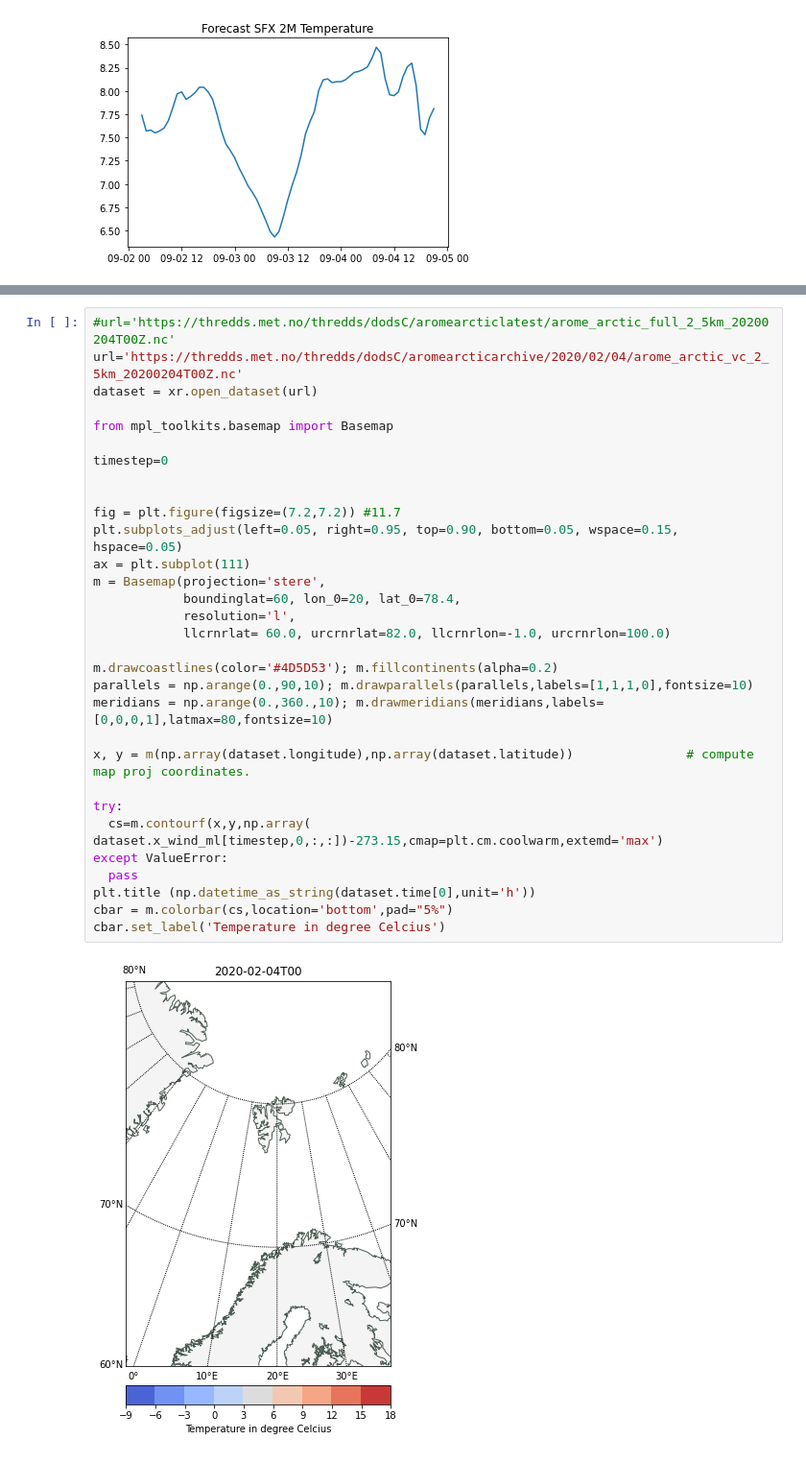
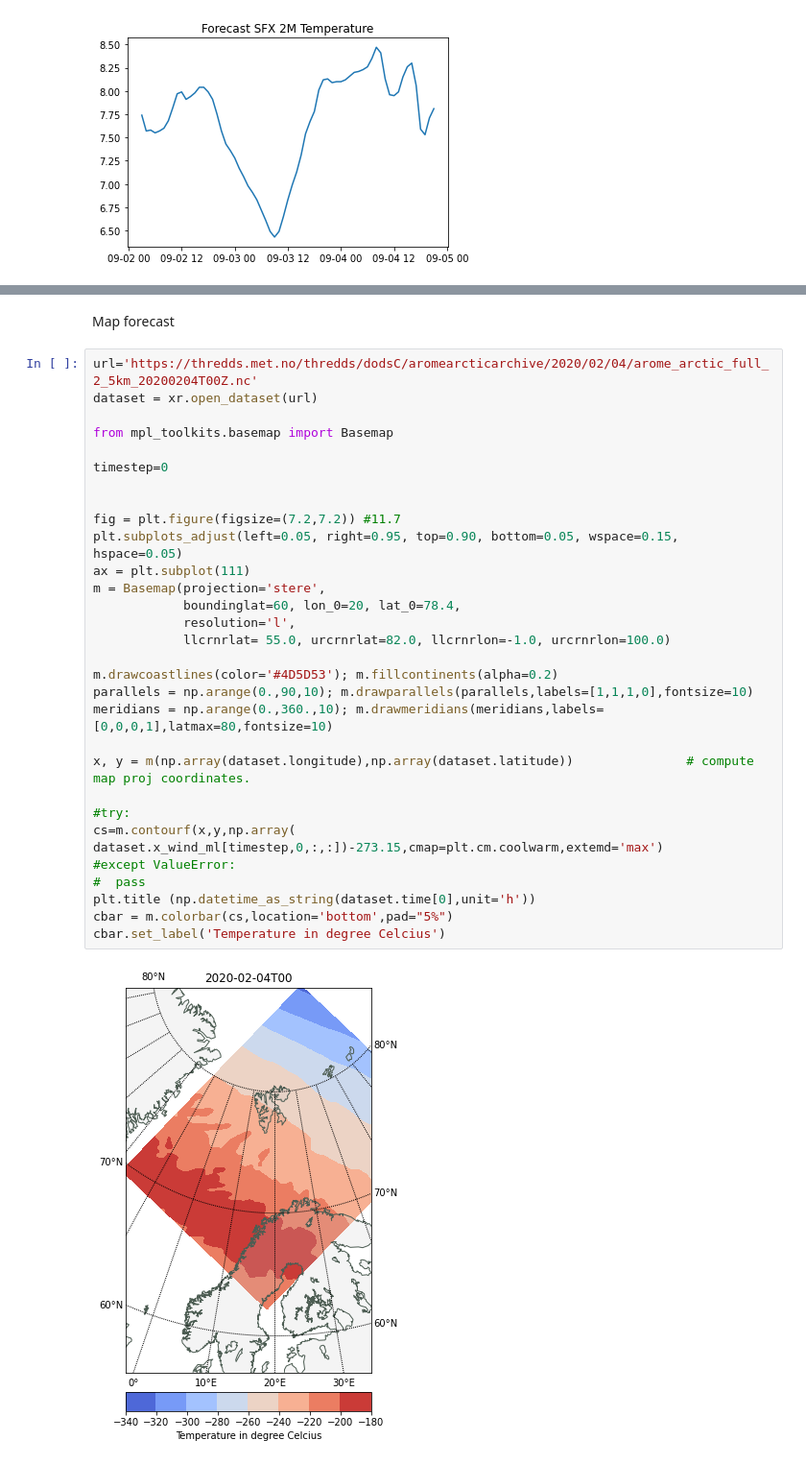
Before and after one commit to eirikngard/GEO4902, a Jupyter notebook: Access_forecast.ipynb, the cells around one changed output, grey strips where cells are left out. Shown at 96% size. Saved outputs shown, nothing was run; the diff lists cells and outputs as text.

```diff
--- a/Access_forecast.ipynb
+++ b/Access_forecast.ipynb
@@ -144,33 +154,34 @@ plt.show()
+# %% [markdown]
+Map forecast
 # %%
-#url='https://thredds.met.no/thredds/dodsC/aromearcticlatest/arome_arctic_full_2_5km_20200204T00Z.nc'
-url='https://thredds.met.no/thredds/dodsC/aromearcticarchive/2020/02/04/arome_arctic_vc_2_5km_20200204T00Z.nc'
+url='https://thredds.met.no/thredds/dodsC/aromearcticarchive/2020/02/04/arome_arctic_full_2_5km_20200204T00Z.nc'
 dataset = xr.open_dataset(url)
 
 from mpl_toolkits.basemap import Basemap
 
 timestep=0
 
 
 fig = plt.figure(figsize=(7.2,7.2)) #11.7
 plt.subplots_adjust(left=0.05, right=0.95, top=0.90, bottom=0.05, wspace=0.15, hspace=0.05)
 ax = plt.subplot(111)
 m = Basemap(projection='stere',
             boundinglat=60, lon_0=20, lat_0=78.4,
             resolution='l',
-            llcrnrlat= 60.0, urcrnrlat=82.0, llcrnrlon=-1.0, urcrnrlon=100.0)
+            llcrnrlat= 55.0, urcrnrlat=82.0, llcrnrlon=-1.0, urcrnrlon=100.0)
 
 m.drawcoastlines(color='#4D5D53'); m.fillcontinents(alpha=0.2)
 parallels = np.arange(0.,90,10); m.drawparallels(parallels,labels=[1,1,1,0],fontsize=10)
 meridians = np.arange(0.,360.,10); m.drawmeridians(meridians,labels=[0,0,0,1],latmax=80,fontsize=10)
 
 x, y = m(np.array(dataset.longitude),np.array(dataset.latitude))               # compute map proj coordinates.
 
-try:
-  cs=m.contourf(x,y,np.array( dataset.x_wind_ml[timestep,0,:,:])-273.15,cmap=plt.cm.coolwarm,extemd='max')
-except ValueError:
-  pass
+#try:
+cs=m.contourf(x,y,np.array( dataset.x_wind_ml[timestep,0,:,:])-273.15,cmap=plt.cm.coolwarm,extemd='max')
+#except ValueError:
+#  pass
 plt.title (np.datetime_as_string(dataset.time[0],unit='h'))
 cbar = m.colorbar(cs,location='bottom',pad="5%")
 cbar.set_label('Temperature in degree Celcius')
 # %% [output]
-[figure, old version]
+[figure, new version]
```
Also changed, not shown: parts of 3 cells of this notebook.
